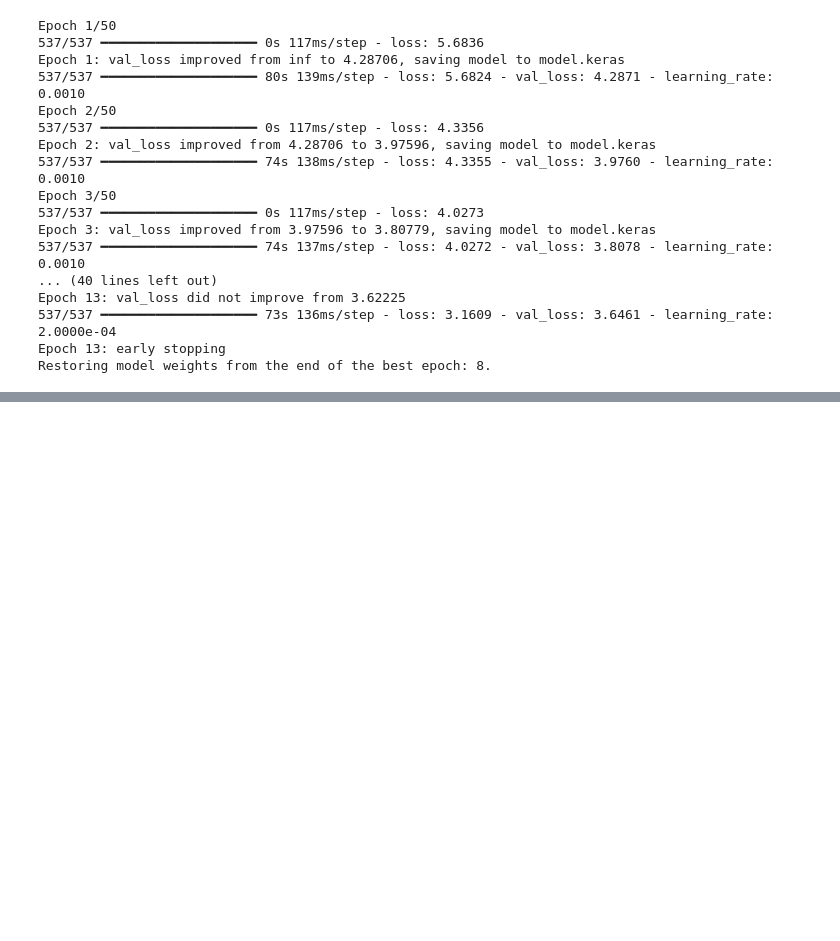
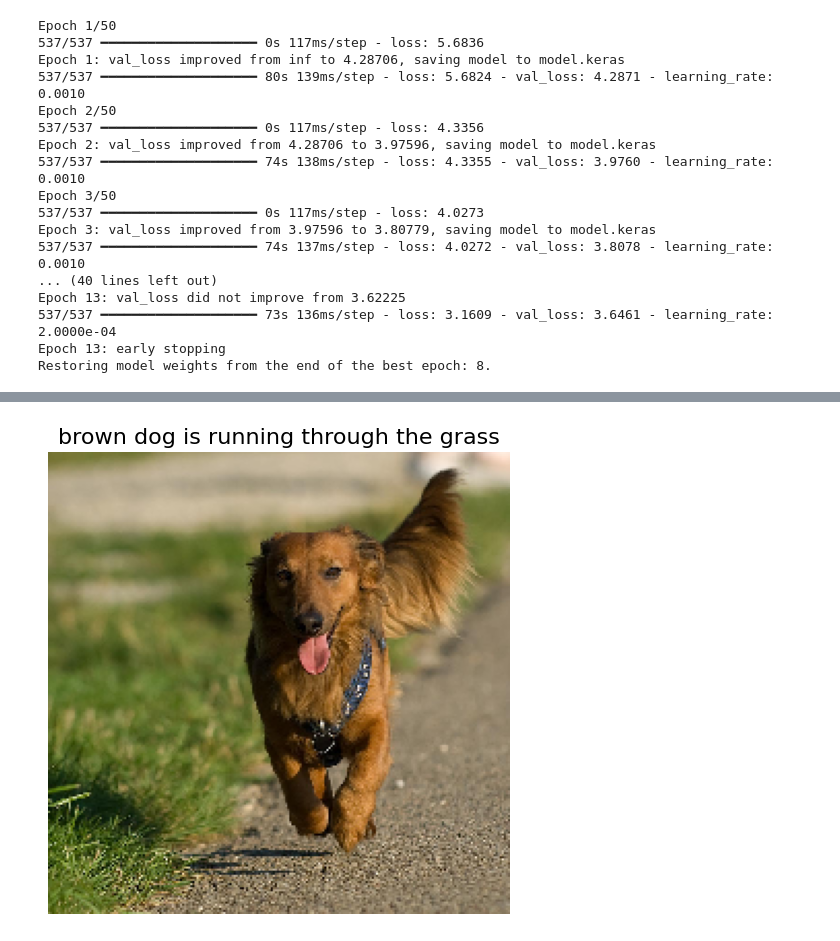
Before and after one commit to Kahkashan2708/Image_Captioning_NLP_CV, a Jupyter notebook: Image-Captioning.ipynb, the cells around one changed output, grey strips where cells are left out. Saved outputs shown, nothing was run; the diff lists cells and outputs as text; code cells hidden in the pictures; blank space fills up the shorter version.

```diff
--- a/Image-Captioning.ipynb
+++ b/Image-Captioning.ipynb
@@ -318,0 +334,9 @@ Restoring model weights from the end of the best epoch: 8.
+# %%
+import pickle
+
+# Save the tokenizer
+with open("tokenizer.pkl", "wb") as f:
+    pickle.dump(tokenizer, f)
+
+# Save the feature extractor model
+fe.save("feature_extractor.keras")
@@ -318,0 +392,5 @@ Restoring model weights from the end of the best epoch: 8.
+# %%
+image_path = "/kaggle/input/flickr8k/Images/1089181217_ee1167f7af.jpg"
+generate_and_display_caption(image_path, model_path, tokenizer_path, feature_extractor_path)
+# %% [output]
+[figure, added]
```
Also changed, not shown: parts of 4 cells of this notebook.
